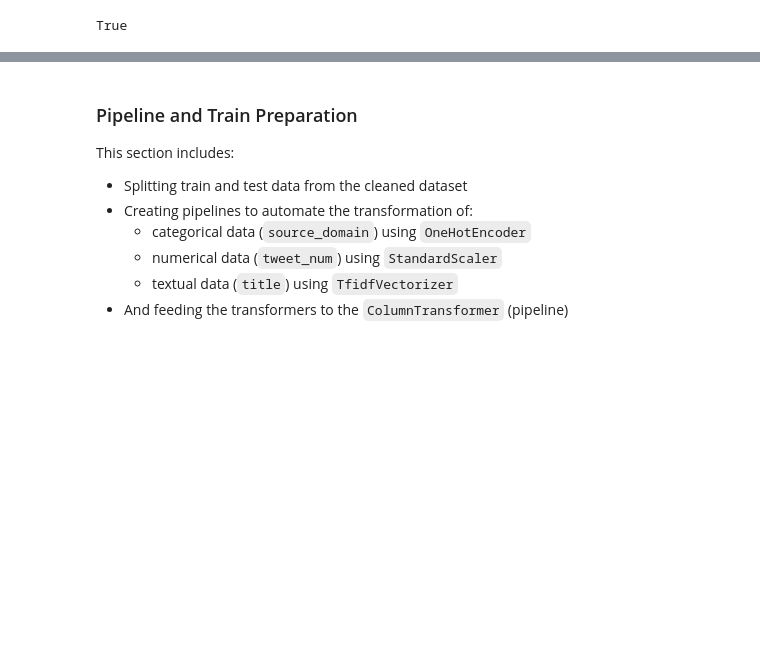
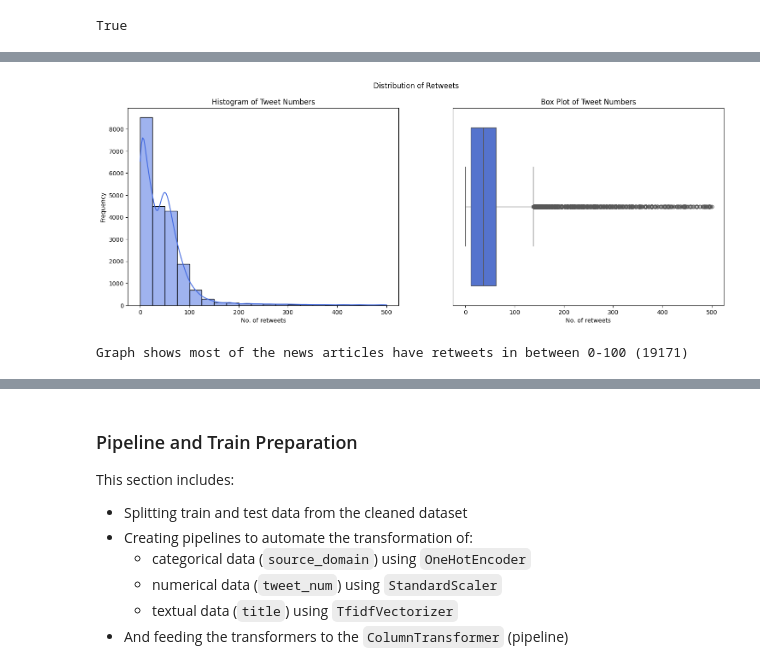
Before and after one commit to Asmitx026/FakeNewsDetector, a Jupyter notebook: fake_news_detector.ipynb, the cells around one changed output, grey strips where cells are left out. Saved outputs shown, nothing was run; the diff lists cells and outputs as text; code cells hidden in the pictures; blank space fills up the shorter version.

```diff
--- a/fake_news_detector.ipynb
+++ b/fake_news_detector.ipynb
@@ -288,0 +279,20 @@ with open(f"/content/FakeNewsNet_clean.csv", 'w') as fp:
+# %%
+# Distribution of tweet_nums
+fig, ax = plt.subplots(1,2,figsize=(18,6))
+
+sns.histplot(data=news, x='tweet_num', kde=True, bins=20, color='royalblue', ax=ax[0])
+ax[0].set_xlabel('No. of retweets')
+ax[0].set_ylabel('Frequency')
+ax[0].set_title('Histogram of Tweet Numbers')
+
+sns.boxplot(data=news, x='tweet_num', color='royalblue', ax=ax[1])
+ax[1].set_title('Box Plot of Tweet Numbers')
+ax[1].set_xlabel('No. of retweets')
+ax[1].set_yticks([])
+
+fig.suptitle('Distribution of Retweets')
+plt.show()
+print(f"\nGraph shows most of the news articles have retweets in between 0-100 ({news[news['tweet_num']<100].value_counts().sum()})")
+# %% [output]
+[figure, added]
+Graph shows most of the news articles have retweets in between 0-100 (19171)
```
Also changed, not shown: parts of 18 cells of this notebook.
